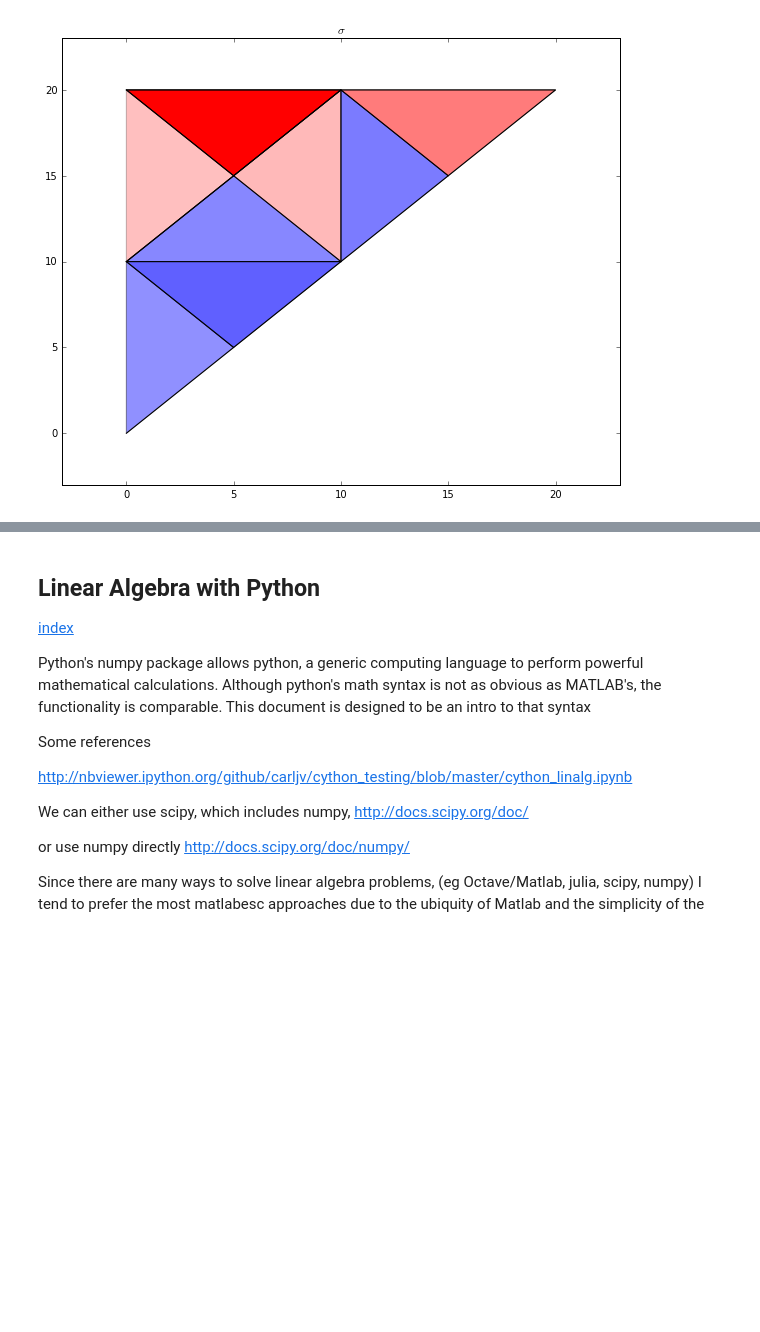
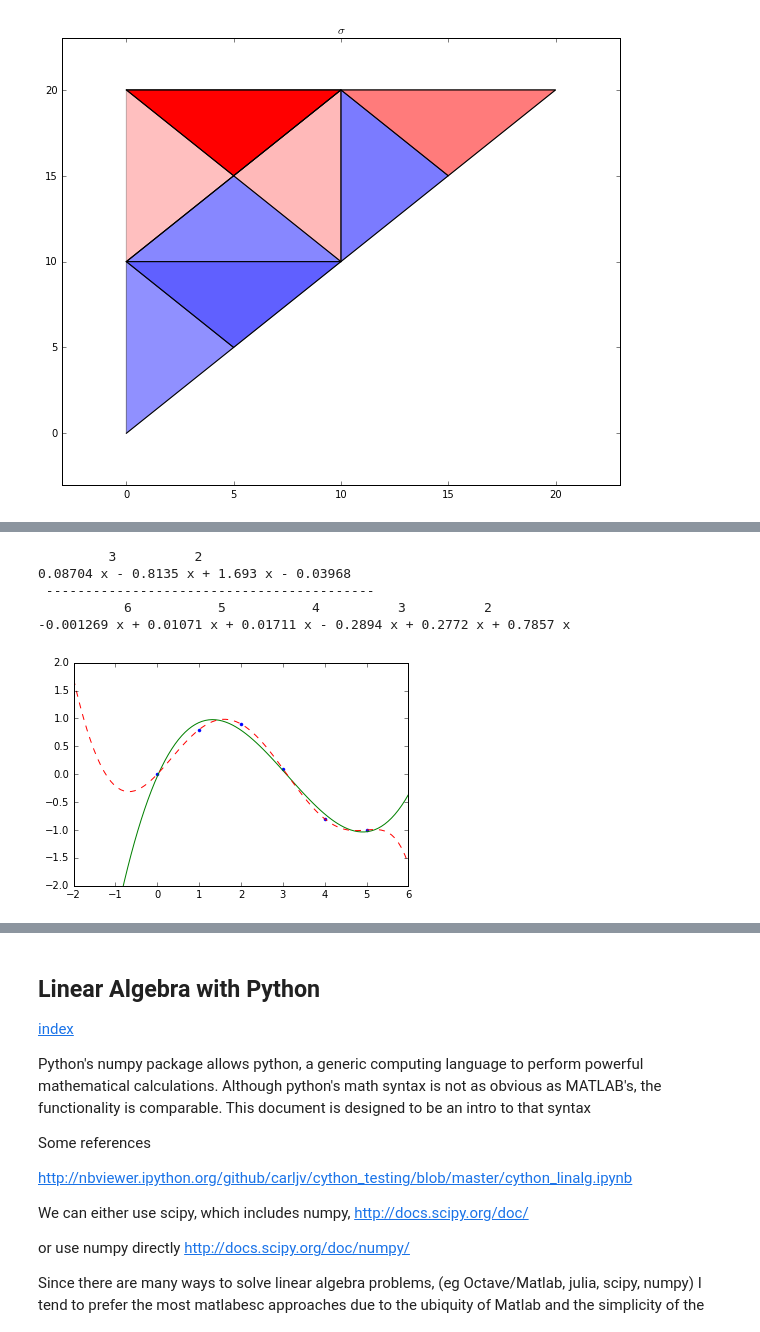
Before and after one commit to nagordon/mechpy, a Jupyter notebook: mechpy.ipynb, the cells around one changed output, grey strips where cells are left out. Cells and saved outputs as stored; diff of their text form; code cells hidden in the pictures; blank space fills up the shorter version.

```diff
--- a/mechpy.ipynb
+++ b/mechpy.ipynb
@@ -990,0 +1136,26 @@ plt.title('triplot of Delaunay triangulation')
+# %%
+import matplotlib.pyplot as plt
+
+x = np.array([0.0, 1.0, 2.0, 3.0,  4.0,  5.0])
+y = np.array([0.0, 0.8, 0.9, 0.1, -0.8, -1.0])
+z = np.polyfit(x, y, 3)
+
+p = np.poly1d(z)
+print(p)
+
+p6 = np.poly1d(np.polyfit(x, y, 6))
+print(' ------------------------------------------ ')
+print(p6)
+
+xp = np.linspace(-2, 6, 100)
+plt.plot(x, y, '.', xp, p(xp), '-', xp, p6(xp), '--')
+plt.ylim(-2,2)
+
+plt.show()
+# %% [output]
+         3          2
+0.08704 x - 0.8135 x + 1.693 x - 0.03968
+ ------------------------------------------
+           6           5           4          3          2
+-0.001269 x + 0.01071 x + 0.01711 x - 0.2894 x + 0.2772 x + 0.7857 x
+[figure, added]
```
Also changed, not shown: parts of 22 cells of this notebook, 16 other files.
